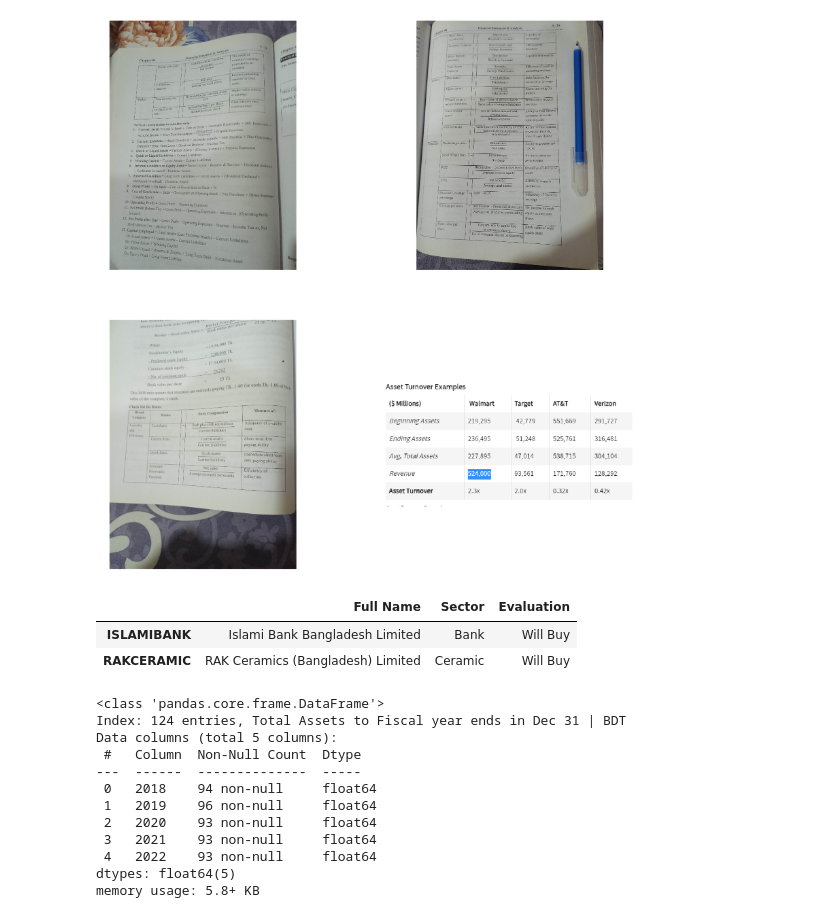
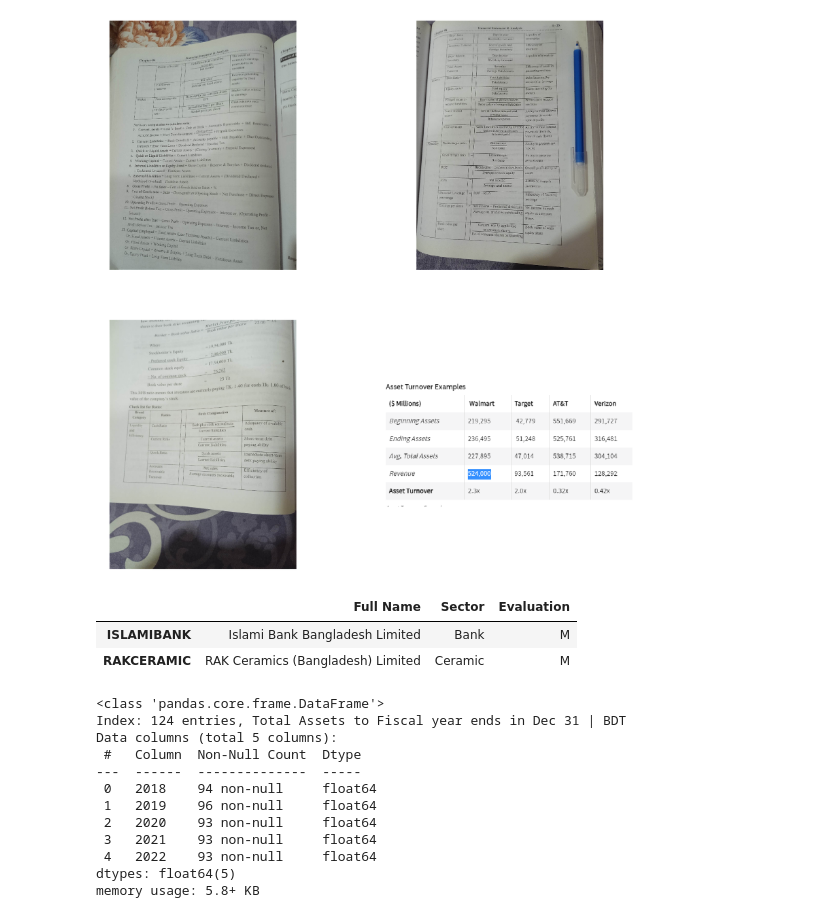
Before and after one commit to nafissaad/Tutorial1, a Jupyter notebook: Tutorial/My projects/My Portfolio/RAK Ceramics (Bangladesh) Ltd/Untitled.ipynb, the cells around one changed output. Saved outputs shown, nothing was run; the diff lists cells and outputs as text; code cells hidden in the pictures.

```diff
--- a/Tutorial/My projects/My Portfolio/RAK Ceramics (Bangladesh) Ltd/Untitled.ipynb
+++ b/Tutorial/My projects/My Portfolio/RAK Ceramics (Bangladesh) Ltd/Untitled.ipynb
@@ -21,14 +21,14 @@ for items in dirs[0:4]:
 # %%
 Analysis=pd.DataFrame(columns=['Full Name','Sector','Evaluation'],index=['ISLAMIBANK','RAKCERAMIC'])
 Analysis.loc['ISLAMIBANK','Full Name']='Islami Bank Bangladesh Limited'
 Analysis.loc['RAKCERAMIC','Full Name']='RAK Ceramics (Bangladesh) Limited'
 Analysis.loc['RAKCERAMIC','Sector']='Ceramic'
 Analysis.loc['ISLAMIBANK','Sector']='Bank'
-Analysis.loc['ISLAMIBANK','Evaluation']='Will Buy'
-Analysis.loc['RAKCERAMIC','Evaluation']='Will Buy'
+Analysis.loc['ISLAMIBANK','Evaluation']='M'
+Analysis.loc['RAKCERAMIC','Evaluation']='M'
 Analysis
 # %% [output]
 |  | Full Name | Sector | Evaluation |
-| ISLAMIBANK | Islami Bank Bangladesh Limited | Bank | Will Buy |
-| RAKCERAMIC | RAK Ceramics (Bangladesh) Limited | Ceramic | Will Buy |
+| ISLAMIBANK | Islami Bank Bangladesh Limited | Bank | M |
+| RAKCERAMIC | RAK Ceramics (Bangladesh) Limited | Ceramic | M |
 # %%
```
Also changed, not shown: parts of 9 cells of this notebook.
